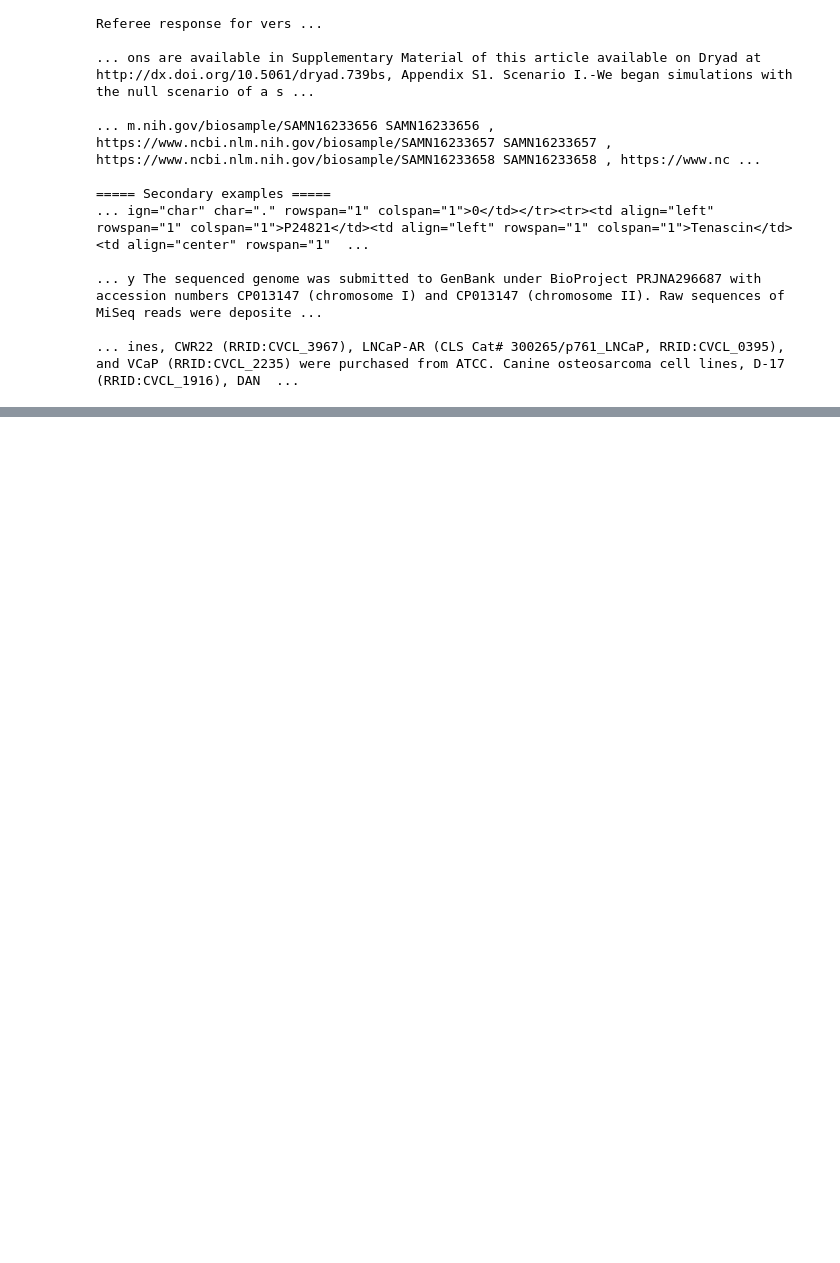
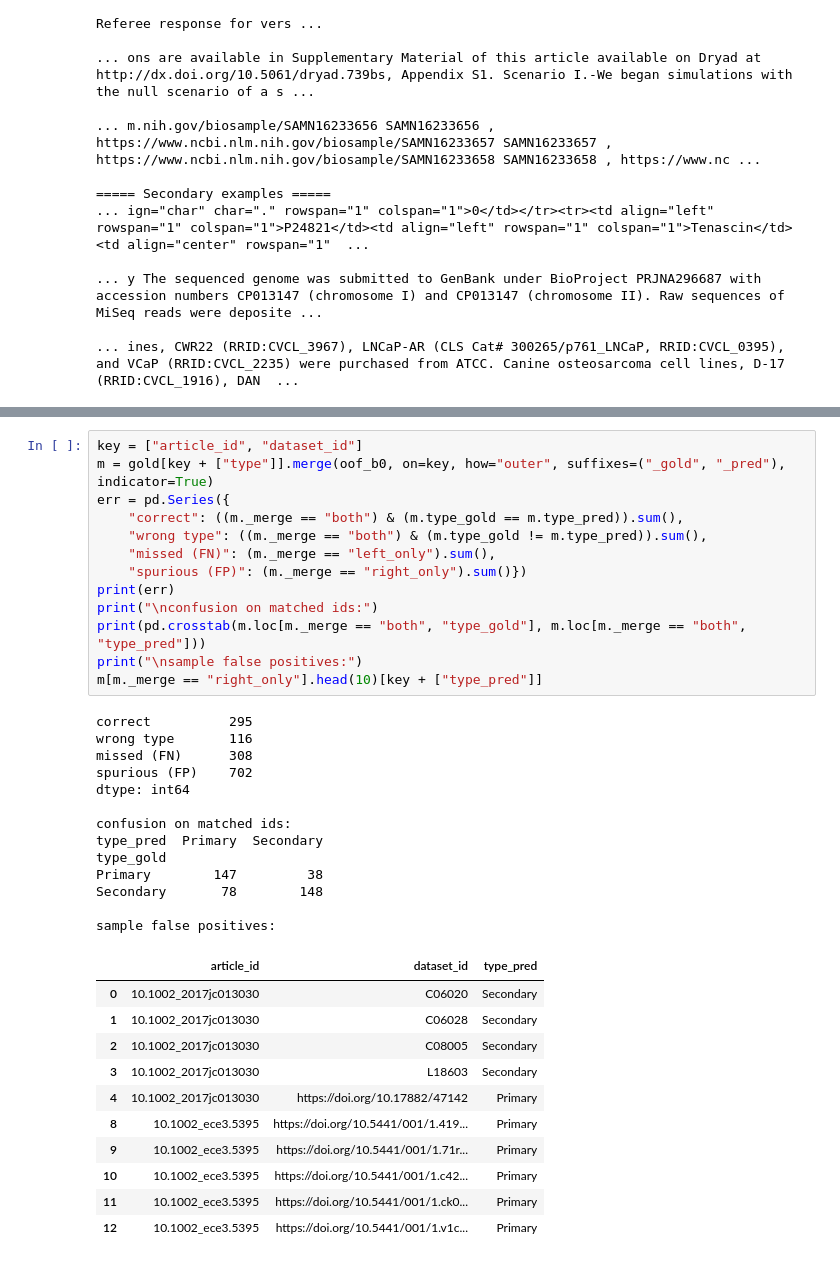
Before and after one commit to ummugulsumciftci/GROUP30_CENG313, a Jupyter notebook: assignment1_eda_baseline.ipynb, the cells around one changed output, grey strips where cells are left out. Saved outputs shown, nothing was run; the diff lists cells and outputs as text; blank space fills up the shorter version.

```diff
--- a/assignment1_eda_baseline.ipynb
+++ b/assignment1_eda_baseline.ipynb
@@ -501,0 +499,38 @@ Toplam 30 test dökümanı işlendi.
+# %%
+key = ["article_id", "dataset_id"]
+m = gold[key + ["type"]].merge(oof_b0, on=key, how="outer", suffixes=("_gold", "_pred"), indicator=True)
+err = pd.Series({
+    "correct": ((m._merge == "both") & (m.type_gold == m.type_pred)).sum(),
+    "wrong type": ((m._merge == "both") & (m.type_gold != m.type_pred)).sum(),
+    "missed (FN)": (m._merge == "left_only").sum(),
+    "spurious (FP)": (m._merge == "right_only").sum()})
+print(err)
+print("\nconfusion on matched ids:")
+print(pd.crosstab(m.loc[m._merge == "both", "type_gold"], m.loc[m._merge == "both", "type_pred"]))
+print("\nsample false positives:")
+m[m._merge == "right_only"].head(10)[key + ["type_pred"]]
+# %% [output]
+correct          295
+wrong type       116
+missed (FN)      308
+spurious (FP)    702
+dtype: int64
+
+confusion on matched ids:
+type_pred  Primary  Secondary
+type_gold
+Primary        147         38
+Secondary       78        148
+
+sample false positives:
+|  | article_id | dataset_id | type_pred |
+| 0 | 10.1002_2017jc013030 | C06020 | Secondary |
+| 1 | 10.1002_2017jc013030 | C06028 | Secondary |
+| 2 | 10.1002_2017jc013030 | C08005 | Secondary |
+| 3 | 10.1002_2017jc013030 | L18603 | Secondary |
+| 4 | 10.1002_2017jc013030 | https://doi.org/10.17882/47142 | Primary |
+| 8 | 10.1002_ece3.5395 | https://doi.org/10.5441/001/1.419... | Primary |
+| 9 | 10.1002_ece3.5395 | https://doi.org/10.5441/001/1.71r... | Primary |
+| 10 | 10.1002_ece3.5395 | https://doi.org/10.5441/001/1.c42... | Primary |
+| 11 | 10.1002_ece3.5395 | https://doi.org/10.5441/001/1.ck0... | Primary |
+| 12 | 10.1002_ece3.5395 | https://doi.org/10.5441/001/1.v1c... | Primary |
```
Also changed, not shown: parts of 9 cells of this notebook.
